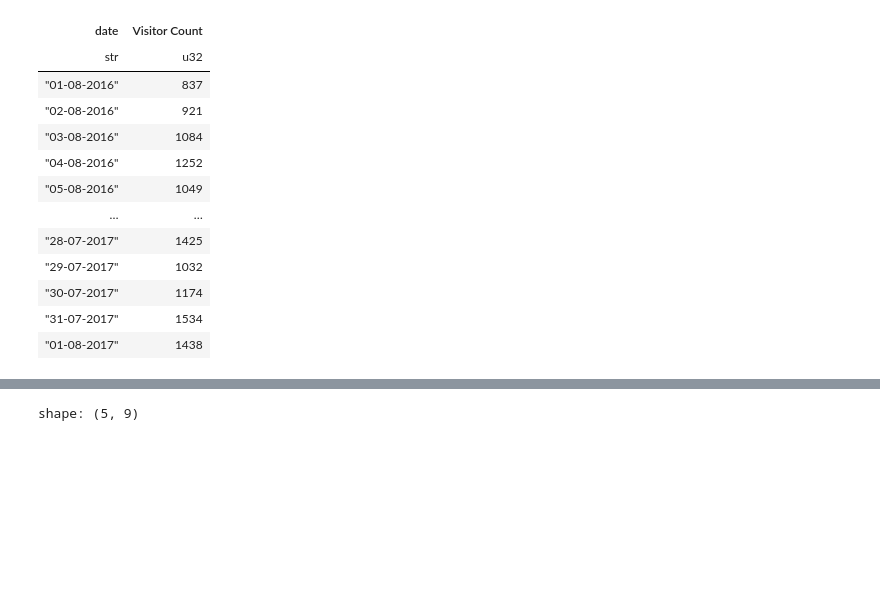
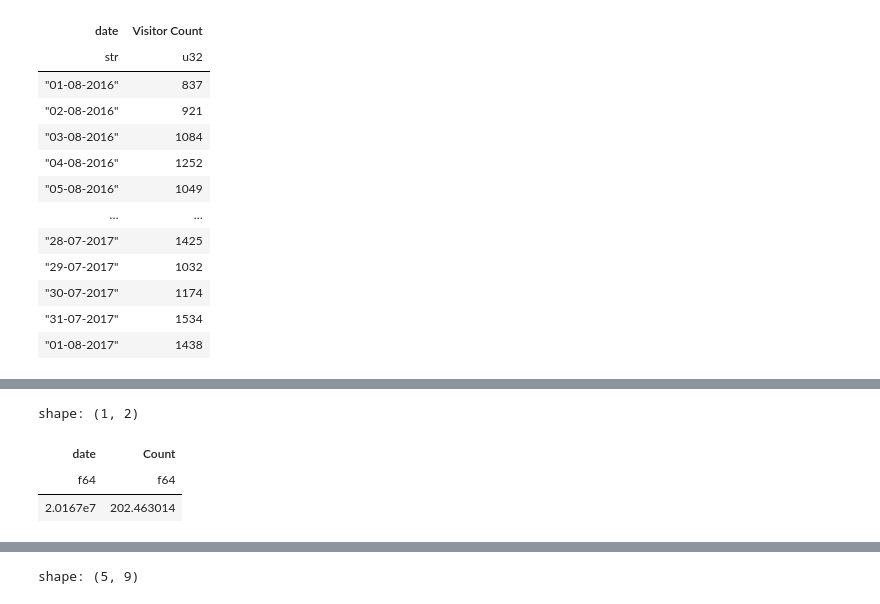
Before and after one commit to Andrew-Bordei/Data-Science, a Jupyter notebook: recommendation_system/notebooks/eda.ipynb, the cells around one changed output, grey strips where cells are left out. Drawn from its saved outputs; the diff is of its cells as text; code cells hidden in the pictures; blank space fills up the shorter version.

```diff
--- a/recommendation_system/notebooks/eda.ipynb
+++ b/recommendation_system/notebooks/eda.ipynb
@@ -240,3 +242,10 @@ shape: (365, 2)
 | 20170730 | 194 |
 | 20170731 | 440 |
 | 20170801 | 390 |
+# %%
+daily_purchases.mean()
+# %% [output]
+shape: (1, 2)
+| date | Count |
+| f64 | f64 |
+| 2.0167e7 | 202.463014 |
```
Also changed, not shown: parts of 7 cells of this notebook, 2 other files.
